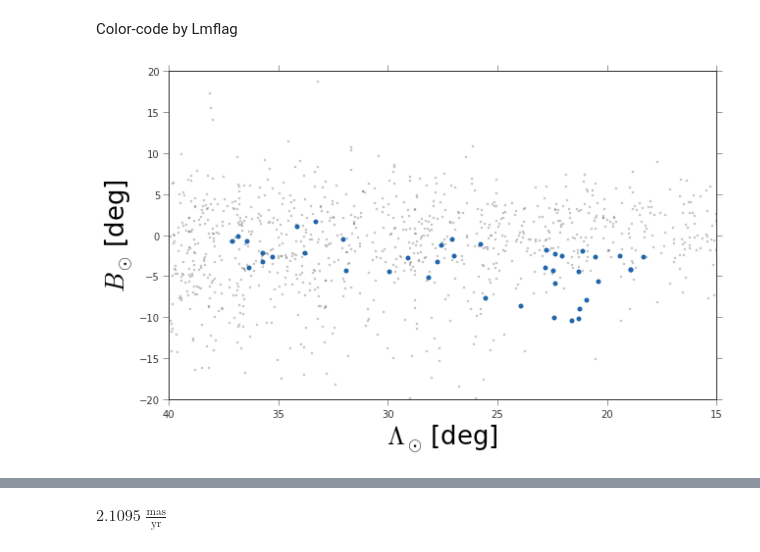
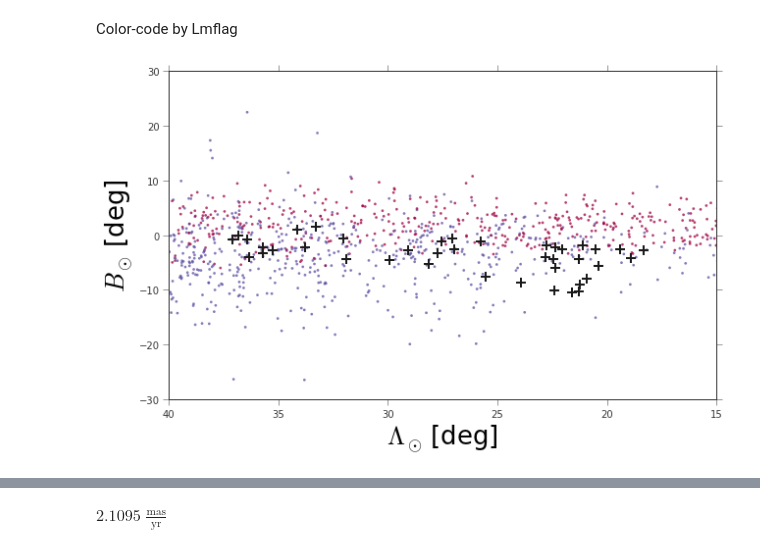
Before and after one commit to adrn/streams, a Jupyter notebook: text/notebooks/Hercules-Aquila.ipynb, the cells around one changed output, grey strips where cells are left out. Saved outputs shown, nothing was run; the diff lists cells and outputs as text; code cells hidden in the pictures.

```diff
--- a/text/notebooks/Hercules-Aquila.ipynb
+++ b/text/notebooks/Hercules-Aquila.ipynb
@@ -21,14 +22,15 @@ for ii,row in enumerate(herc_data):
     Bs[ii] = sgr.Beta.degree
 # %%
 figure(figsize=(10,6))
-plot(p['Lambda'], p['Beta'], marker='.', linestyle='none', alpha=0.25)
-plot(Ls, Bs, marker='o', linestyle='none')
+scatter(p['Lambda'], p['Beta'], c=p['Lmflag'], marker='.',
+        alpha=0.75, s=30, cmap=cm.Spectral)
+plot(Ls, Bs, marker='+', linestyle='none', markeredgewidth=2., markersize=10)
 xlim(40,15)
-ylim(-20, 20)
+ylim(-30, 30)
 xlabel(r"$\Lambda_\odot$ [deg]", fontsize=26)
 ylabel(r"$B_\odot$ [deg]", fontsize=26)
 savefig("/Users/adrian/Downloads/Lambda_Beta.pdf")
 # %% [output]
-[figure, old version]
+[figure, new version]
 # %%
 figure(figsize=(10,6))
```
Also changed, not shown: parts of 6 cells of this notebook.
